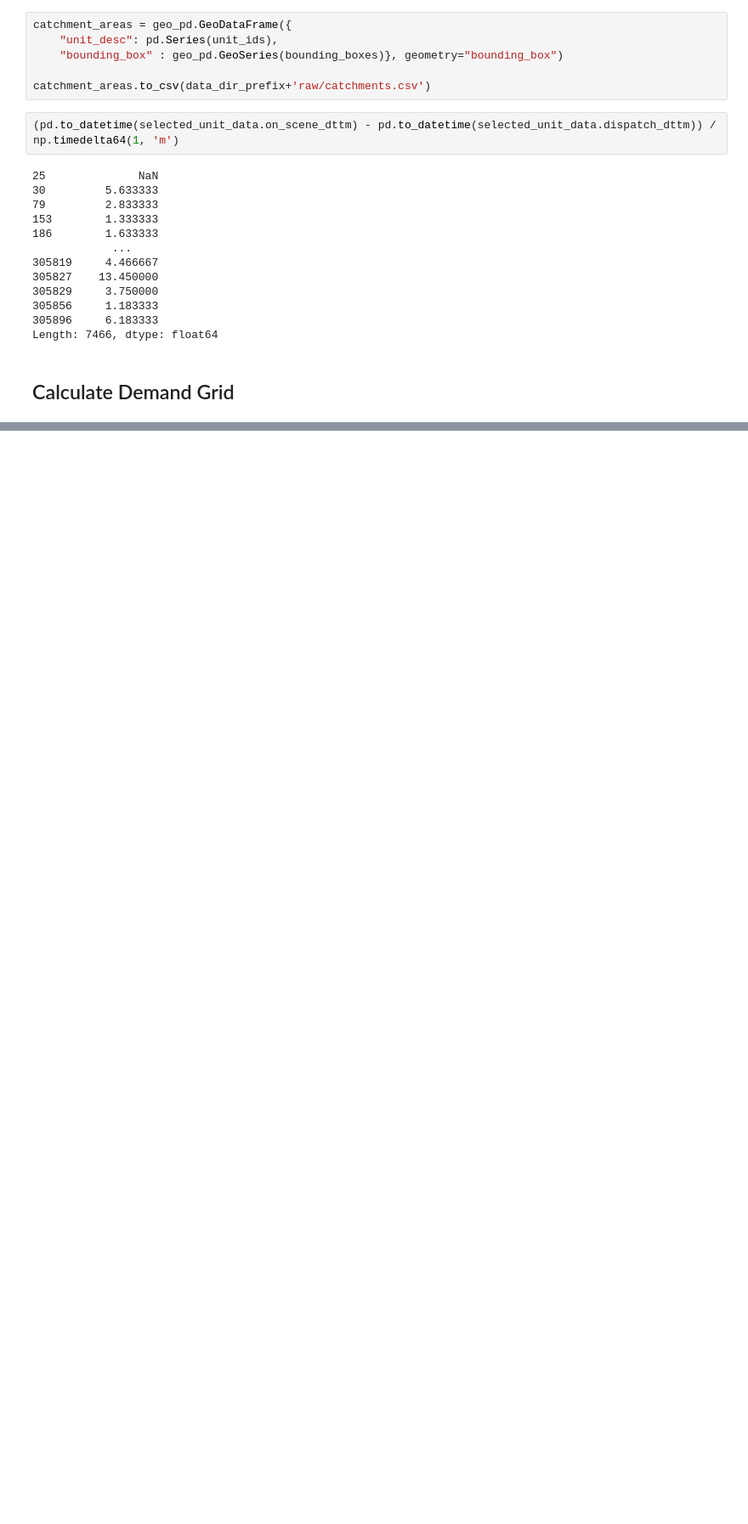
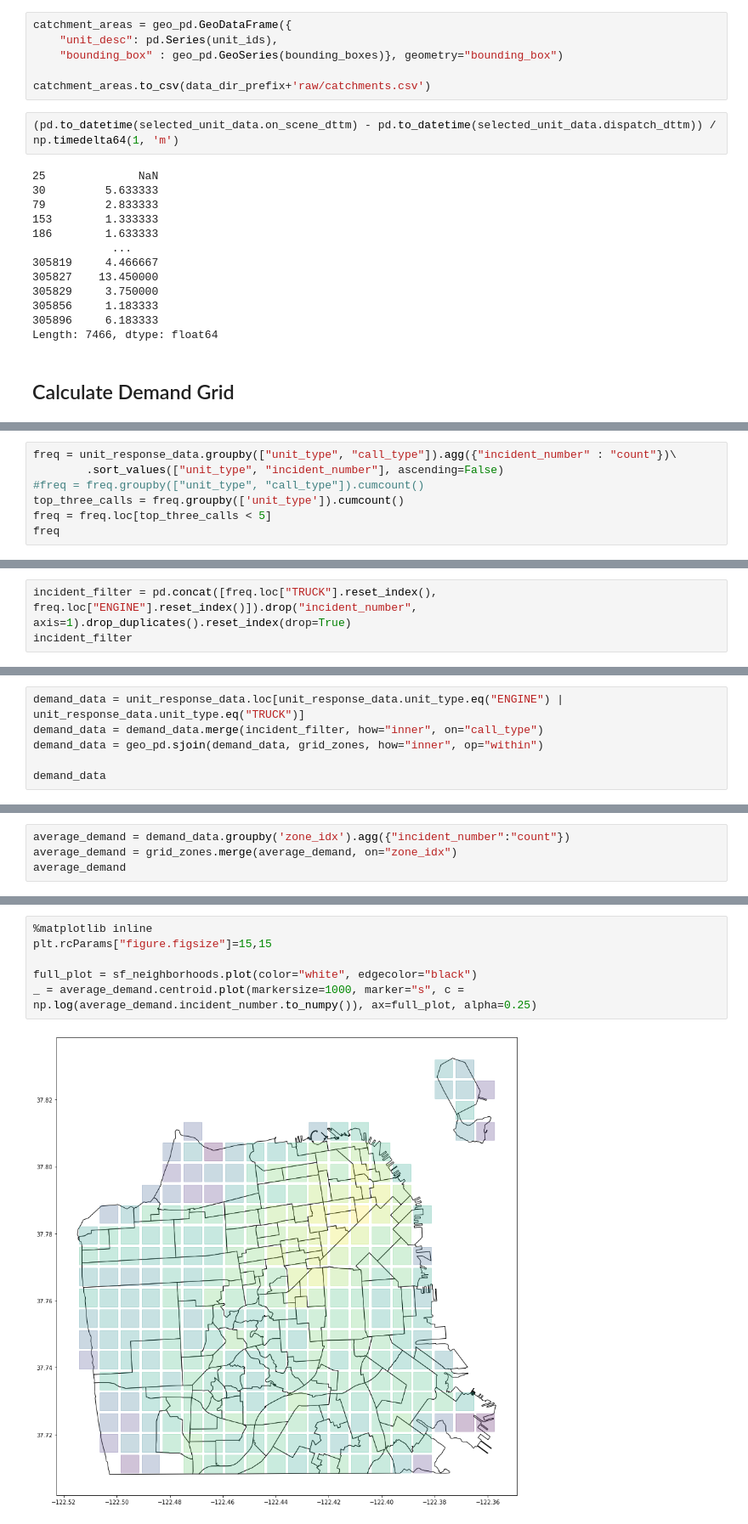
Before and after one commit to mjgood4/firstrespondersites, a Jupyter notebook: research/eda/manderson334/notebooks/Unit Responses.ipynb, the cells around one changed output, grey strips where cells are left out. Shown at 85% size. Cells and saved outputs as stored; diff of their text form; blank space fills up the shorter version.

```diff
--- a/research/eda/manderson334/notebooks/Unit Responses.ipynb
+++ b/research/eda/manderson334/notebooks/Unit Responses.ipynb
@@ -329,0 +353,7 @@ Length: 7466, dtype: float64
+# %%
+freq = unit_response_data.groupby(["unit_type", "call_type"]).agg({"incident_number" : "count"})\
+        .sort_values(["unit_type", "incident_number"], ascending=False)
+#freq = freq.groupby(["unit_type", "call_type"]).cumcount()
+top_three_calls = freq.groupby(['unit_type']).cumcount()
+freq = freq.loc[top_three_calls < 5]
+freq
@@ -329,0 +375,3 @@ Length: 7466, dtype: float64
+# %%
+incident_filter = pd.concat([freq.loc["TRUCK"].reset_index(), freq.loc["ENGINE"].reset_index()]).drop("incident_number", axis=1).drop_duplicates().reset_index(drop=True)
+incident_filter
@@ -329,0 +387,6 @@ Length: 7466, dtype: float64
+# %%
+demand_data = unit_response_data.loc[unit_response_data.unit_type.eq("ENGINE") | unit_response_data.unit_type.eq("TRUCK")]
+demand_data = demand_data.merge(incident_filter, how="inner", on="call_type")
+demand_data = geo_pd.sjoin(demand_data, grid_zones, how="inner", op="within")
+
+demand_data
@@ -329,0 +407,4 @@ Length: 7466, dtype: float64
+# %%
+average_demand = demand_data.groupby('zone_idx').agg({"incident_number":"count"})
+average_demand = grid_zones.merge(average_demand, on="zone_idx")
+average_demand
@@ -329,0 +425,8 @@ Length: 7466, dtype: float64
+# %%
+%matplotlib inline
+plt.rcParams["figure.figsize"]=15,15
+
+full_plot = sf_neighborhoods.plot(color="white", edgecolor="black")
+_ = average_demand.centroid.plot(markersize=1000, marker="s", c = np.log(average_demand.incident_number.to_numpy()), ax=full_plot, alpha=0.25)
+# %% [output]
+[figure, added]
```
Also changed, not shown: parts of 12 cells of this notebook, 2 other files.
